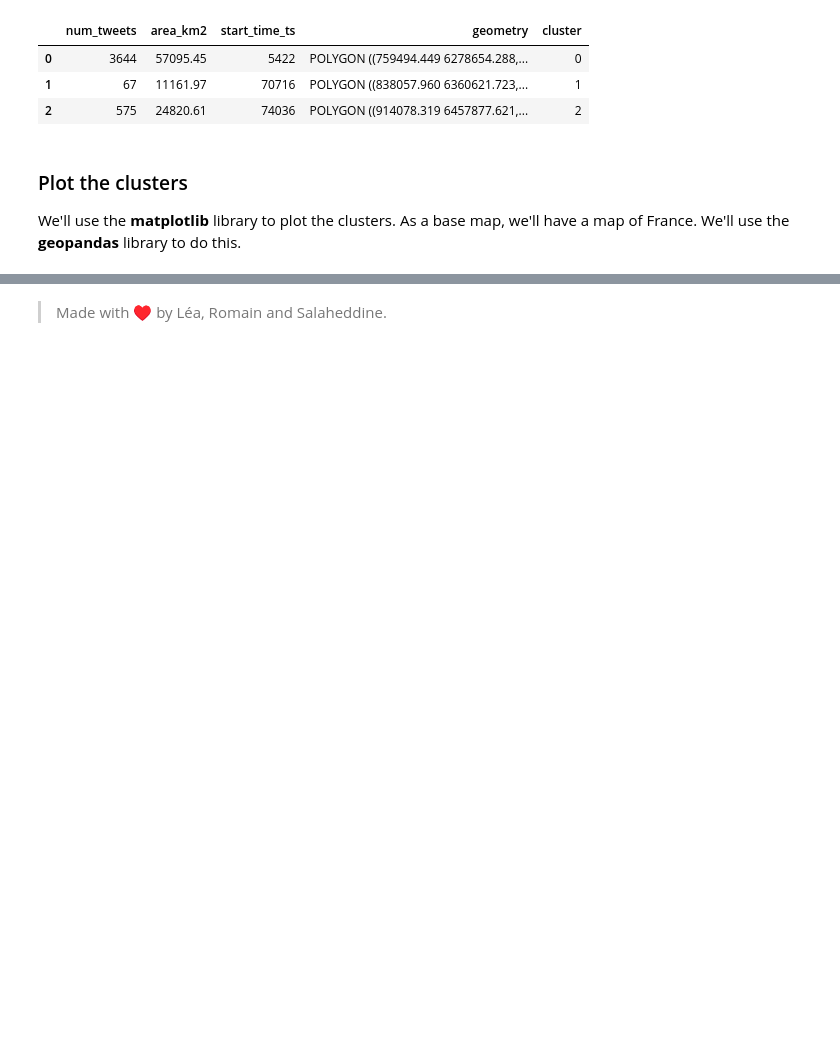
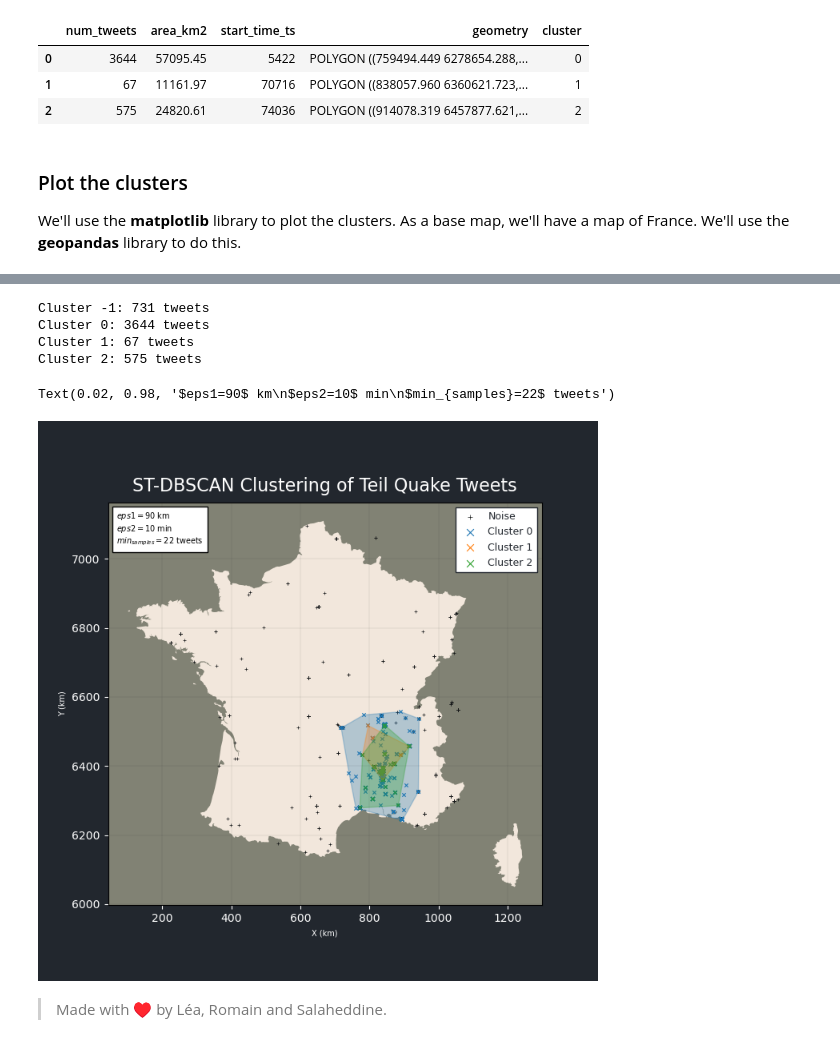
Before and after one commit to lletassey/clustering-tweets-earthquake, a Jupyter notebook: notebooks/stdbscan.ipynb, the cells around one changed output, grey strips where cells are left out. Drawn from its saved outputs; the diff is of its cells as text; code cells hidden in the pictures; blank space fills up the shorter version.

```diff
--- a/notebooks/stdbscan.ipynb
+++ b/notebooks/stdbscan.ipynb
@@ -189,14 +135,26 @@ eps1 = 0.1 # Distance threshold
 eps2 = 60*10 # Time threshold
 min_samples = 22 # Minimum number of tweets in a cluster
 
+# Calculate terrain distance threshold
+eps1_terrain = (eps1 * dist[-1][-1]) / dist_norm[-1][-1]
+
 # Run ST-DBSCAN
 start = time.time()
 st_dbscan = ST_DBSCAN(eps1 = eps1, eps2 = eps2, min_samples = min_samples, metric = 'euclidean').fit(data)
 end = time.time()
 
-print(f"Distance: {eps1}, Time: {eps2 / 60} min, Min elements: {min_samples} tweets")
-print("Time taken: ", round(end - start, 2), "s")
-print("Number of clusters: {}".format(len(set(st_dbscan.labels))))
+# Print results
+eps1_terrain = int(eps1_terrain)
+eps2 = int(eps2 / 60)
+
+result = [
+    ['eps1 (m)', 'eps2 (min)', 'MinPts', 'Time (s)', '# of clusters'],
+    [eps1_terrain, eps2, min_samples, round(end - start, 2), len(set(st_dbscan.labels))]
+]
+
+table = PrettyTable(result[0])
+table.add_row(result[1])
+print(table)
 
 # Add cluster column to tweets
 tweets['cluster'] = st_dbscan.labels
@@ -371,35 +330,42 @@ for cluster in hulls.cluster:
 base.set_title("ST-DBSCAN Clustering of Teil Quake Tweets", fontsize=16, weight='medium', color='white', pad=10)
 
 # Set legend
 base.legend(loc='best', fontsize=9, labelcolor='#22272e', markerscale=2, facecolor='white', title_fontsize=14, fancybox=False, framealpha=1, edgecolor='#22272e')
 # bbox_to_anchor=(1.23, 1.01
 
 # Add grid
 base.grid(color='#161819', linestyle='-', linewidth=0.2, alpha=0.3)
 
 # Change tick labels
 m2km = lambda x, _: f'{x/1000:g}'
 base.xaxis.set_major_formatter(m2km)
 base.yaxis.set_major_formatter(m2km)
 
 # Set axis labels
 base.set_xlabel("X (km)", fontsize=7, labelpad=5, color='white')
 base.set_ylabel("Y (km)", fontsize=7, labelpad=5, color='white')
 
 # Set axis ticks color
 base.tick_params(axis='x', colors='white')
 base.tick_params(axis='y', colors='white')
 
 textstr = '\n'.join((
-    r'$eps1=%.1f$' % (eps1, ),
-    r'$eps2=%d$ min' % (eps2 / 60, ),
-    r'$min_{samples}=%d$' % (min_samples, )))
+    r'$eps1=%.0f$ km' % (eps1_terrain / 1_000, ),
+    r'$eps2=%d$ min' % (eps2, ),
+    r'$min_{samples}=%d$ tweets' % (min_samples, )))
 
 # these are matplotlib.patch.Patch properties
 props = dict(facecolor='white')
 
 # place a text box in upper left in axes coords
 base.text(0.02, 0.98, textstr, transform=base.transAxes, fontsize=7,
         verticalalignment='top', bbox=props)
+# %% [output]
+Cluster -1: 731 tweets
+Cluster 0: 3644 tweets
+Cluster 1: 67 tweets
+Cluster 2: 575 tweets
+Text(0.02, 0.98, '$eps1=90$ km\n$eps2=10$ min\n$min_{samples}=22$ tweets')
+[figure, added]
 # %%
 # Save figures
```
Also changed, not shown: parts of 15 cells of this notebook, 3 other files.
